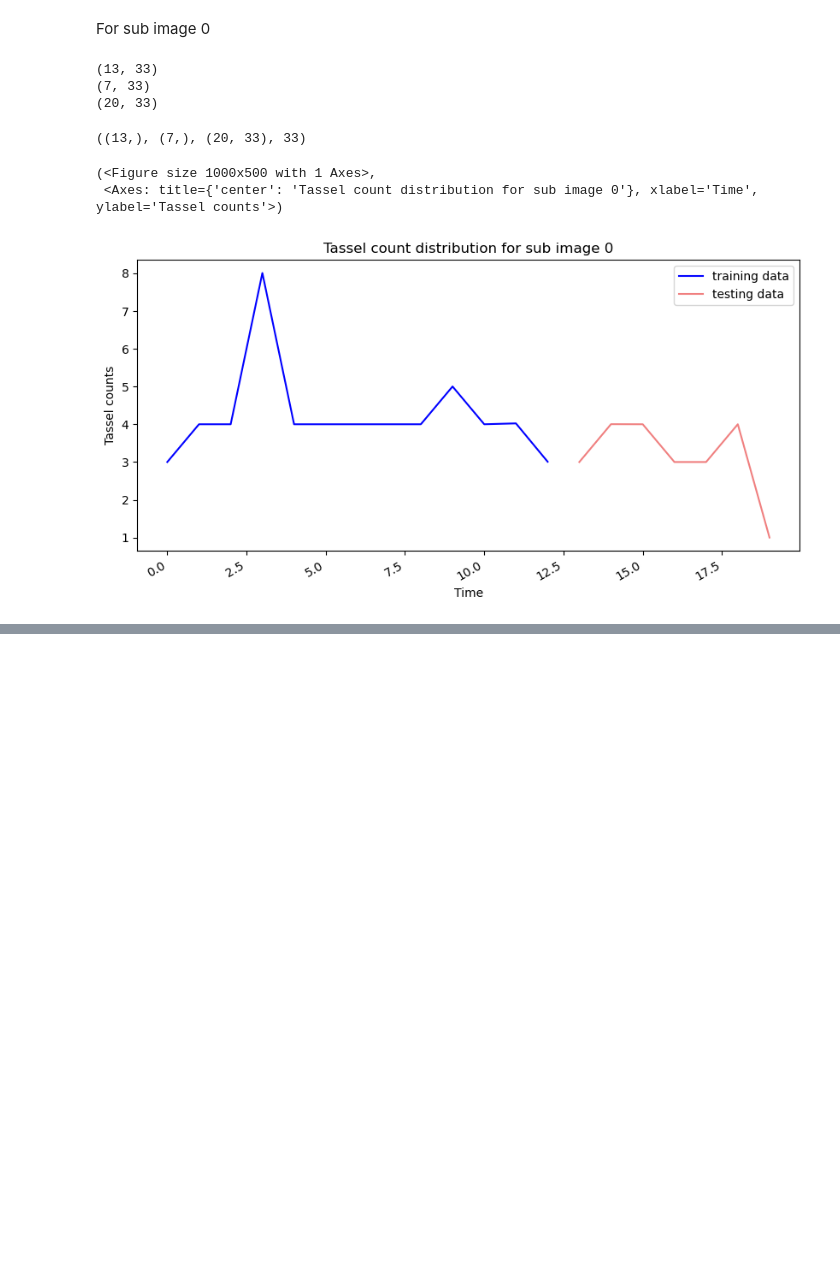
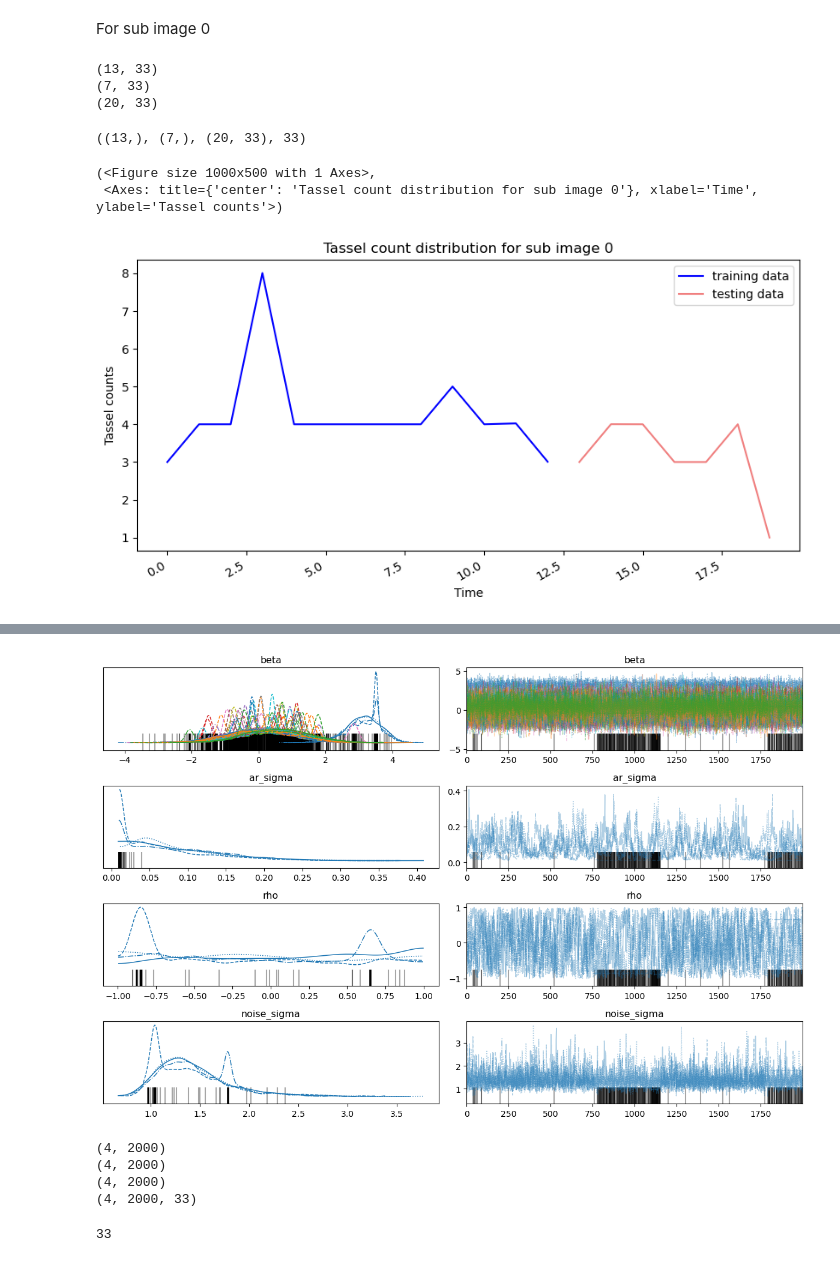
Before and after one commit to Gayara-Fernando/Bayes_for_TN, a Jupyter notebook: 6_BTS_implementation_sub_image_wise.ipynb, the cells around one changed output, grey strips where cells are left out. Saved outputs shown, nothing was run; the diff lists cells and outputs as text; code cells hidden in the pictures; blank space fills up the shorter version.

```diff
--- a/6_BTS_implementation_sub_image_wise.ipynb
+++ b/6_BTS_implementation_sub_image_wise.ipynb
@@ -359,0 +345,21 @@ plt.show()
+# %%
+# Get the posterior plots
+nuts_output_sub_0 = get_nuts_values_and_posterior_plots(mcmc_samples_sub_0, sampler_stats_sub_0)
+# %% [output]
+[figure, added]
+# %%
+rho_values_sub_0, ar_sigma_values_sub_0, noise_sigma_values_sub_0, beta_vals_all_sub_0 = posterior_vals(nuts_output_sub_0)
+# %% [output]
+(4, 2000)
+(4, 2000)
+(4, 2000)
+(4, 2000, 33)
+# %%
+# get the betas gathered and plot them all in a single plot
+all_betas_sub_0 = []
+for i in range(33):
+    betas = beta_vals_all_sub_0[: ,: , i]
+    all_betas_sub_0.append(betas)
+len(all_betas_sub_0)
+# %% [output]
+33
```
Also changed, not shown: parts of 28 cells of this notebook.
